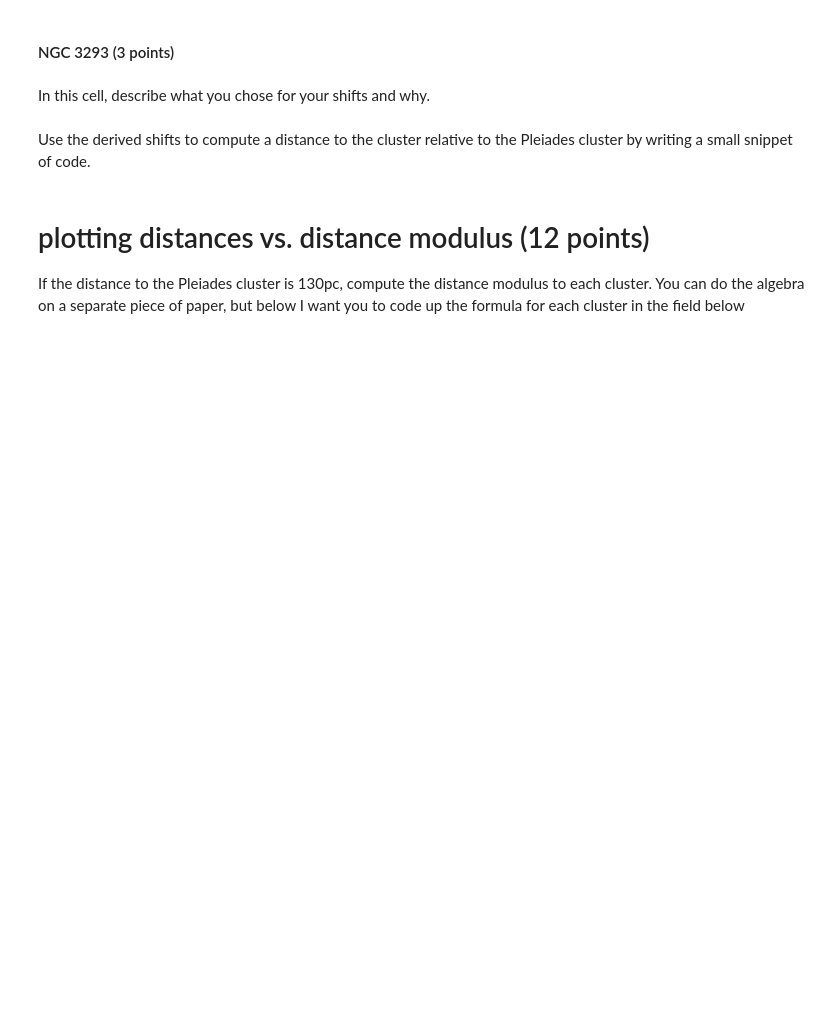
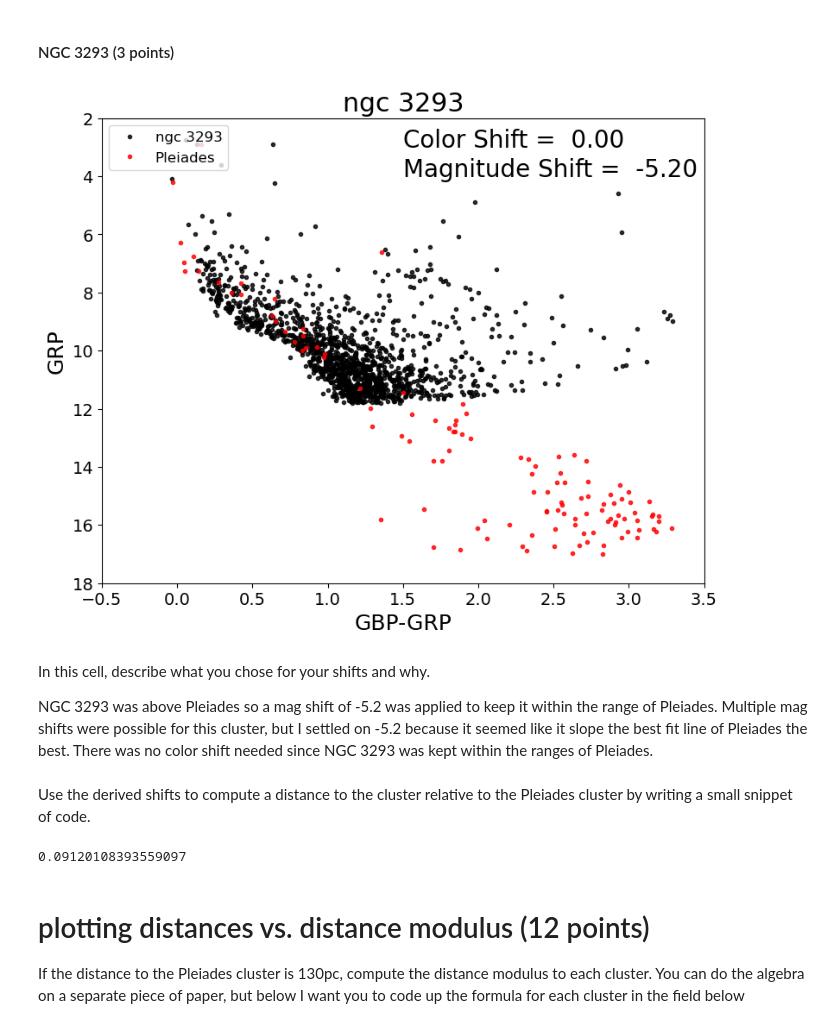
Before and after one commit to juliawmv/CMD_distmod_student, a Jupyter notebook: notebooks_cluster_plot_student.ipynb, the cells around one changed output. Drawn from its saved outputs; the diff is of its cells as text; code cells hidden in the pictures; blank space fills up the shorter version.

```diff
--- a/notebooks_cluster_plot_student.ipynb
+++ b/notebooks_cluster_plot_student.ipynb
@@ -97,9 +115,13 @@ print(dist_ratio_ngc6231)
 # %% [markdown]
 #### NGC 3293  (3 points)
 # %%
-cp.cmdplot(clustname='ngc 3293',magshift=-5.5,colshift=0.0)
+cp.cmdplot(clustname='ngc 3293',magshift=-5.2,colshift=0.0)
+# %% [output]
+[figure, added]
-# %% [markdown]
-In this cell, describe what you chose for your shifts and why.
+# %% [markdown]
+In this cell, describe what you chose for your shifts and why.
+
+NGC 3293 was above Pleiades so a mag shift of -5.2 was applied to keep it within the range of Pleiades. Multiple mag shifts were possible for this cluster, but I settled on -5.2 because it seemed like it slope the best fit line of Pleiades the best. There was no color shift needed since NGC 3293 was kept within the ranges of Pleiades.
 # %% [markdown]
 Use the derived shifts to compute a distance to the cluster relative to the Pleiades cluster by writing a small snippet of code.
 # %%
@@ -108,12 +130,14 @@ Use the derived shifts to compute a distance to the cluster relative to the Plei
 #### Write code here.
 
 # enter your calculated shift here
-shift_ngc3293 = -5.5
+shift_ngc3293 = -5.2
 
 # Assuming the distance to M45 is 130pc write an code expression that converts your shift into the ratio of the distances
 #the Pleiades to this cluster
 dist_ratio_ngc3293 = 10**((shift_ngc3293)/5)
 print(dist_ratio_ngc3293)
+# %% [output]
+0.09120108393559097
 # %% [markdown]
 # plotting distances vs. distance modulus  (12 points)
 If the distance to the Pleiades cluster is 130pc, compute the distance modulus to each cluster.  You can do the algebra on a separate piece of paper, but below I want you to code up the formula for each cluster in the field below
```
Also changed, not shown: parts of 17 cells of this notebook.
